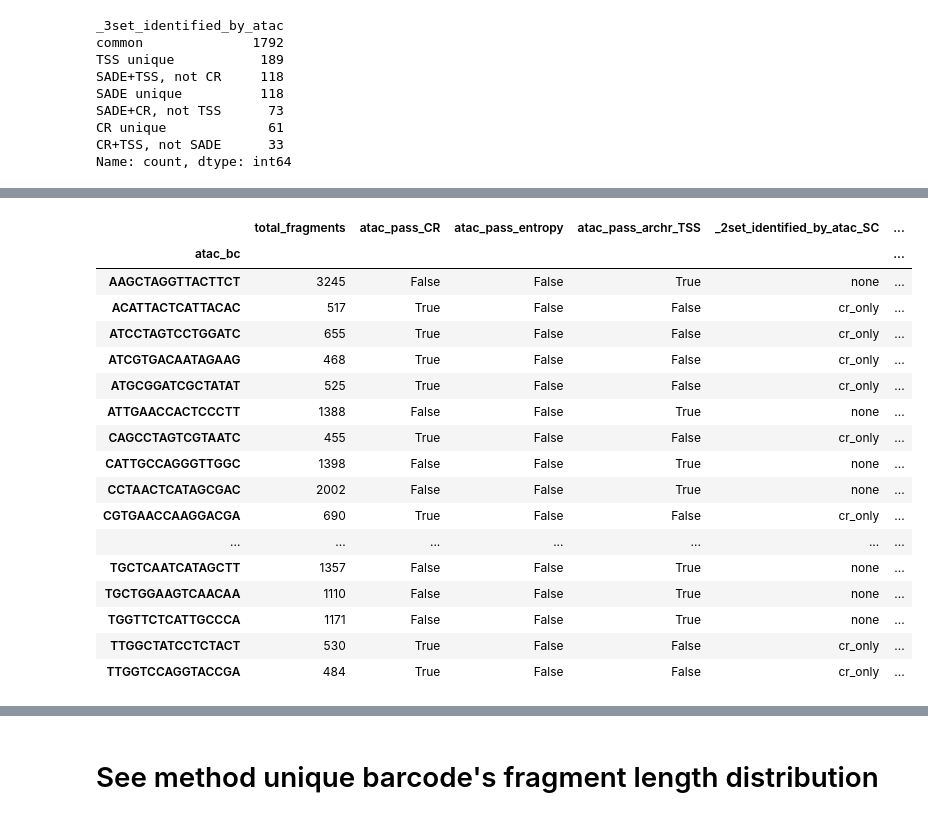
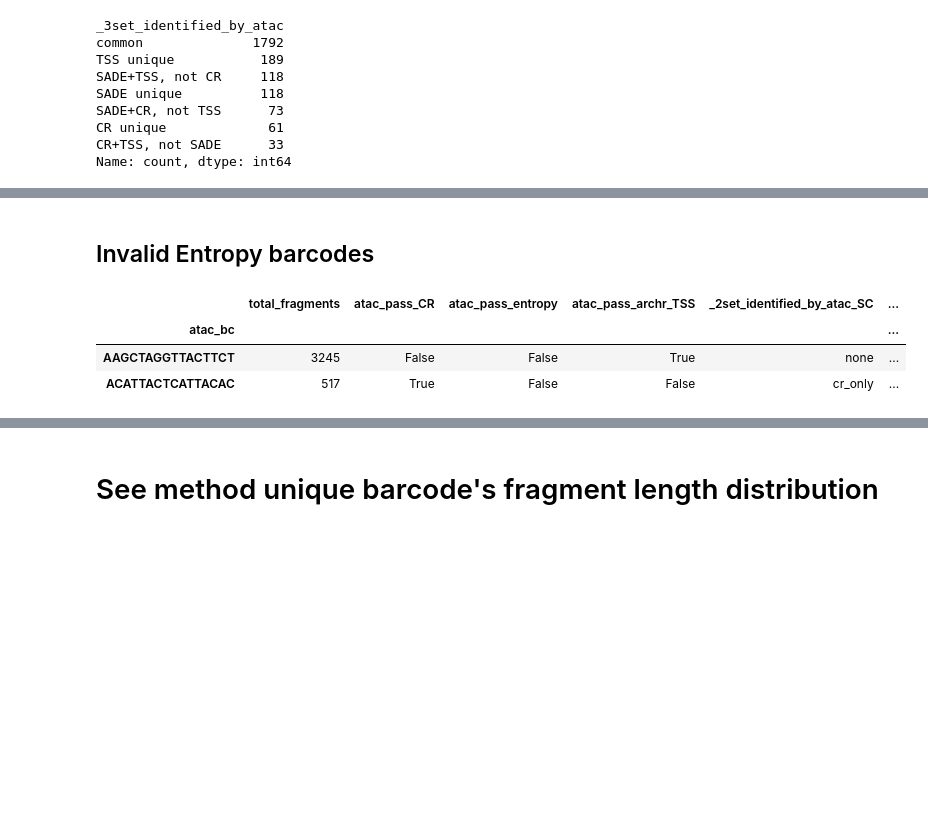
Before and after one commit to streetslab/SADE, a Jupyter notebook: EDA/F4_frag_dist_union_3sets.ipynb, the cells around one changed output, grey strips where cells are left out. Drawn from its saved outputs; the diff is of its cells as text; code cells hidden in the pictures; blank space fills up the shorter version.

```diff
--- a/EDA/F4_frag_dist_union_3sets.ipynb
+++ b/EDA/F4_frag_dist_union_3sets.ipynb
@@ -365,22 +374,10 @@ _ = ax.hist(a, bins=50, range=(0, 1000))
+# %% [markdown]
+## Invalid Entropy barcodes
 # %%
-union_cell_info.loc[bc_invalid_entropy_list]
+union_cell_info.loc[bc_invalid_entropy_list].head(2)
 # %% [output]
 |  | total_fragments | atac_pass_CR | atac_pass_entropy | atac_pass_archr_TSS | _2set_identified_by_atac_SC | ... |
 | atac_bc |  |  |  |  |  | ... |
 | AAGCTAGGTTACTTCT | 3245 | False | False | True | none | ... |
 | ACATTACTCATTACAC | 517 | True | False | False | cr_only | ... |
-| ATCCTAGTCCTGGATC | 655 | True | False | False | cr_only | ... |
-| ATCGTGACAATAGAAG | 468 | True | False | False | cr_only | ... |
-| ATGCGGATCGCTATAT | 525 | True | False | False | cr_only | ... |
-| ATTGAACCACTCCCTT | 1388 | False | False | True | none | ... |
-| CAGCCTAGTCGTAATC | 455 | True | False | False | cr_only | ... |
-| CATTGCCAGGGTTGGC | 1398 | False | False | True | none | ... |
-| CCTAACTCATAGCGAC | 2002 | False | False | True | none | ... |
-| CGTGAACCAAGGACGA | 690 | True | False | False | cr_only | ... |
-| ... | ... | ... | ... | ... | ... | ... |
-| TGCTCAATCATAGCTT | 1357 | False | False | True | none | ... |
-| TGCTGGAAGTCAACAA | 1110 | False | False | True | none | ... |
-| TGGTTCTCATTGCCCA | 1171 | False | False | True | none | ... |
-| TTGGCTATCCTCTACT | 530 | True | False | False | cr_only | ... |
-| TTGGTCCAGGTACCGA | 484 | True | False | False | cr_only | ... |
 # %%
```
Also changed, not shown: parts of 28 cells of this notebook, 15 other files.
